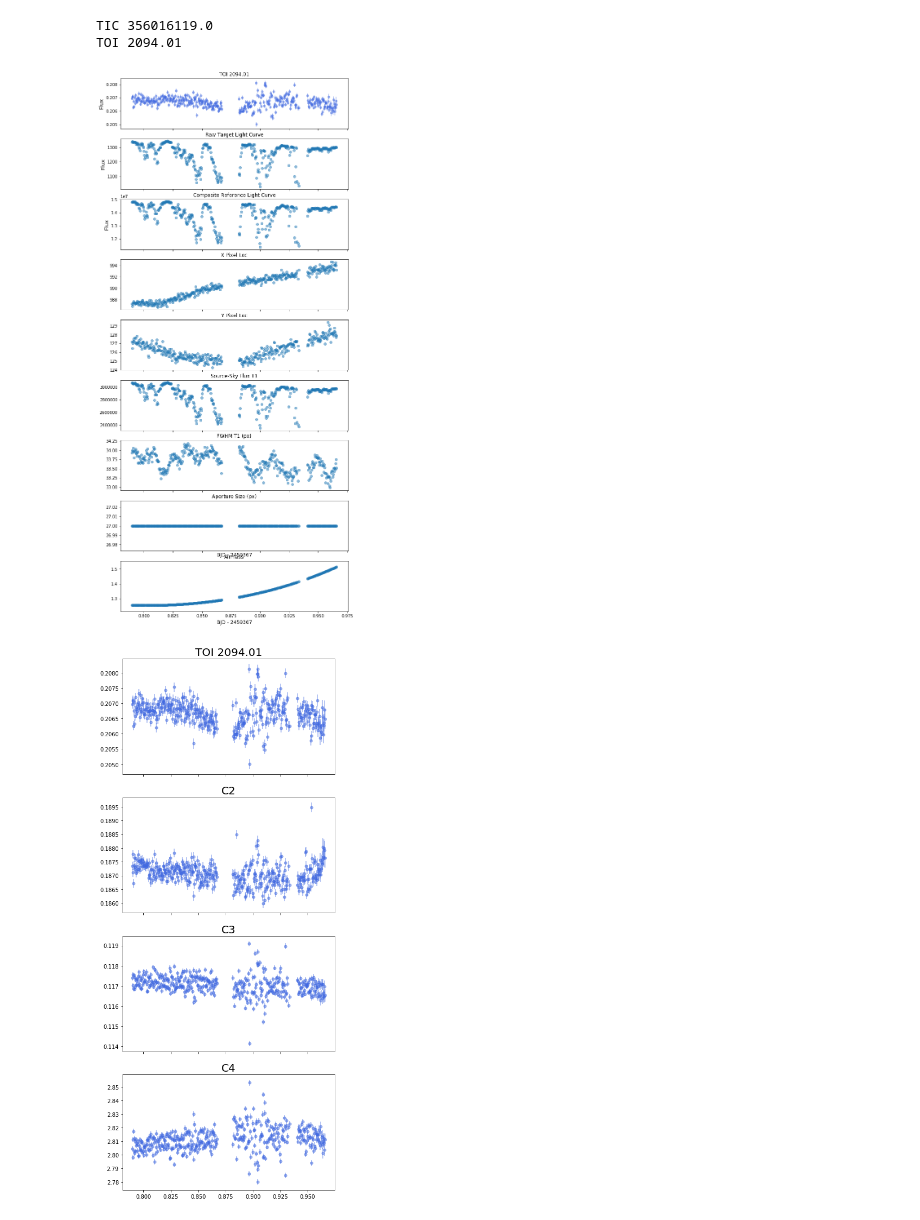
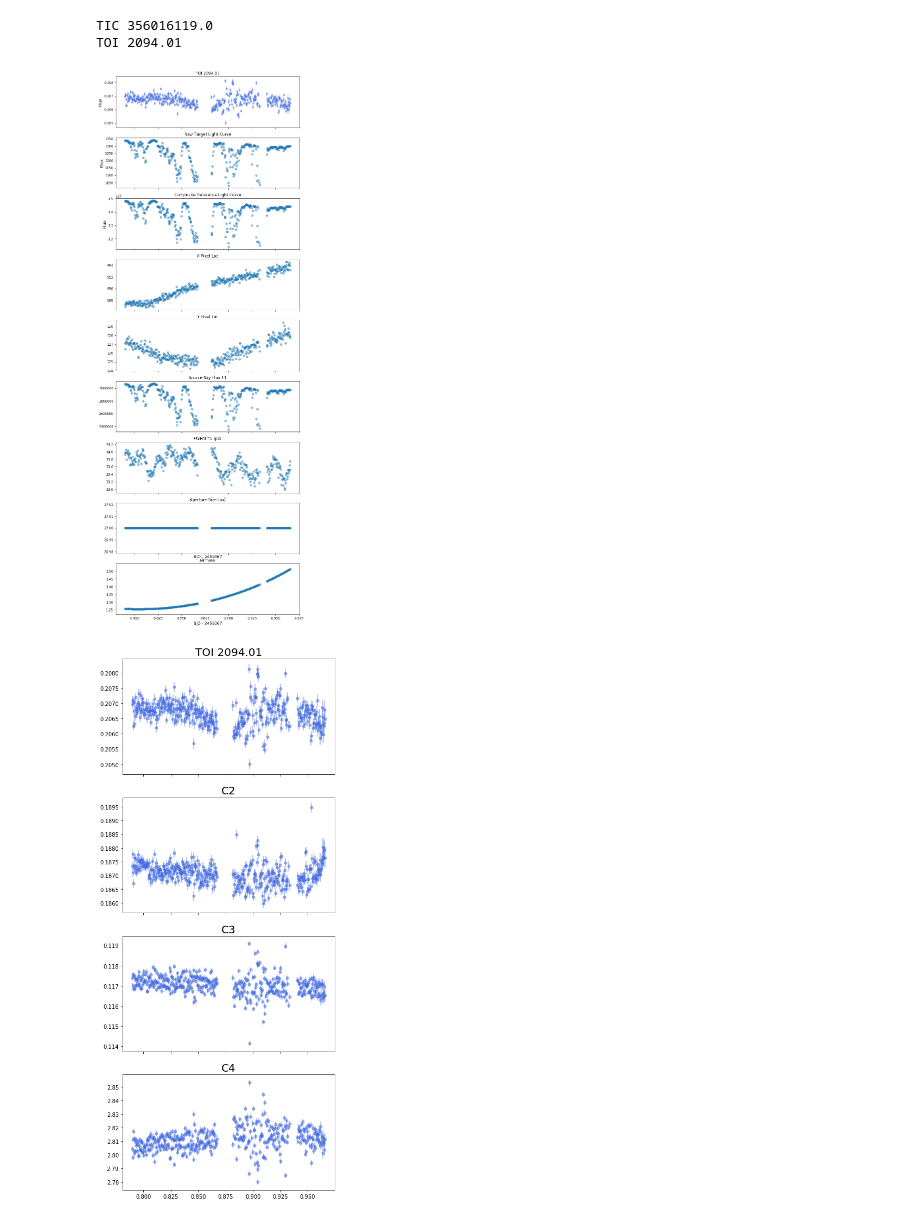
Before and after one commit to will-waalkes/TFOP, a Jupyter notebook: TIC356016119/Lightcurve_Diagnostics.ipynb, the cells around one changed output. Saved outputs shown, nothing was run; the diff lists cells and outputs as text; code cells hidden in the pictures.

```diff
--- a/TIC356016119/Lightcurve_Diagnostics.ipynb
+++ b/TIC356016119/Lightcurve_Diagnostics.ipynb
@@ -39,7 +39,7 @@ times = np.array(BJD)
 offset = int(times[0])
 times = times-offset
 # %%
-f, (a0, a1, a2,a3,a4,a5,a6,a7,a8) = plt.subplots(9,1,figsize=(10,24),sharex=True)
+f, (a0, a1, a2,a3,a4,a5,a6,a7,a8) = plt.subplots(9,1,figsize=(10,30),sharex=True)
 
 a0.set_title(f'TOI {TOI}')
 a0.set_ylabel('Flux',fontsize=13)
@@ -50,34 +50,34 @@ a1.set_title('Raw Target Light Curve')
 a1.set_ylabel('Flux',fontsize=13)
 a1.scatter(times,data['Mean_T1'],alpha=0.5)
 
 a2.set_title('Composite Reference Light Curve')
 a2.set_ylabel('Flux',fontsize=13)
 a2.scatter(times,data['tot_C_cnts'],alpha=0.5)
 
 a3.set_title('X Pixel Loc')
 a3.scatter(times,data['X(IJ)_T1'],alpha=0.5)
 
 a4.set_title('Y Pixel Loc')
 a4.scatter(times,data['Y(IJ)_T1'],alpha=0.5)
 
 a5.set_title('Source-Sky Flux T1')
 a5.scatter(times,data['Source-Sky_T1'],alpha=0.5)
 
 a6.set_title('FWHM T1 (px)')
 a6.scatter(times,data['FWHM_T1'],alpha=0.5)
 
 a7.set_title('Aperture Size (px)')
 a7.scatter(times,data['Source_Radius'],alpha=0.5)
 a7.set_xlabel('BJD - '+str(offset),fontsize=12)
 
 a8.set_title('Airmass')
 a8.scatter(times,data['AIRMASS'],alpha=0.5)
 a8.set_xlabel('BJD - '+str(offset),fontsize=12)
 
 plt.savefig(f'Figs/TOI{TOI}_diagnostics.pdf')
 plt.show()
 # %% [output]
-[figure, old version]
+[figure, new version]
 # %%
 f, (a0, a1, a2, a3) = plt.subplots(4,1,figsize=(7,18),sharex=True)
 
```
Also changed, not shown: 6 other files.
